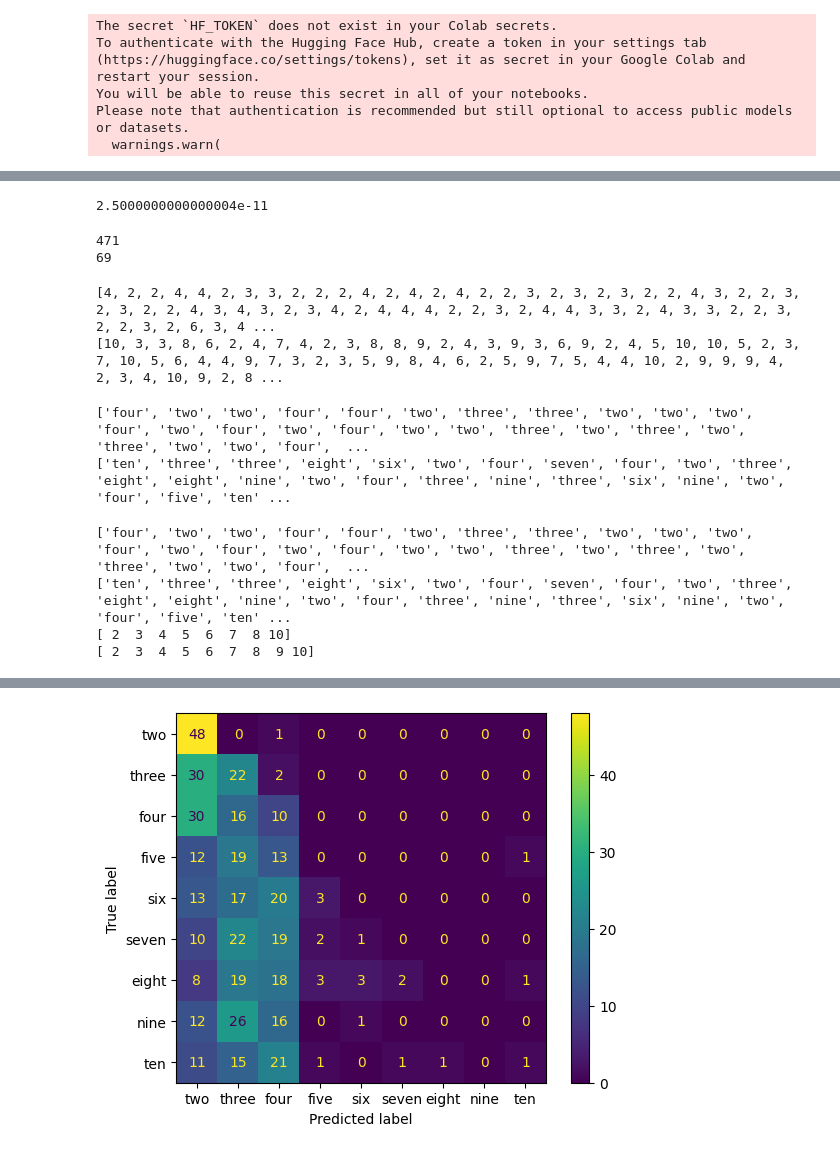
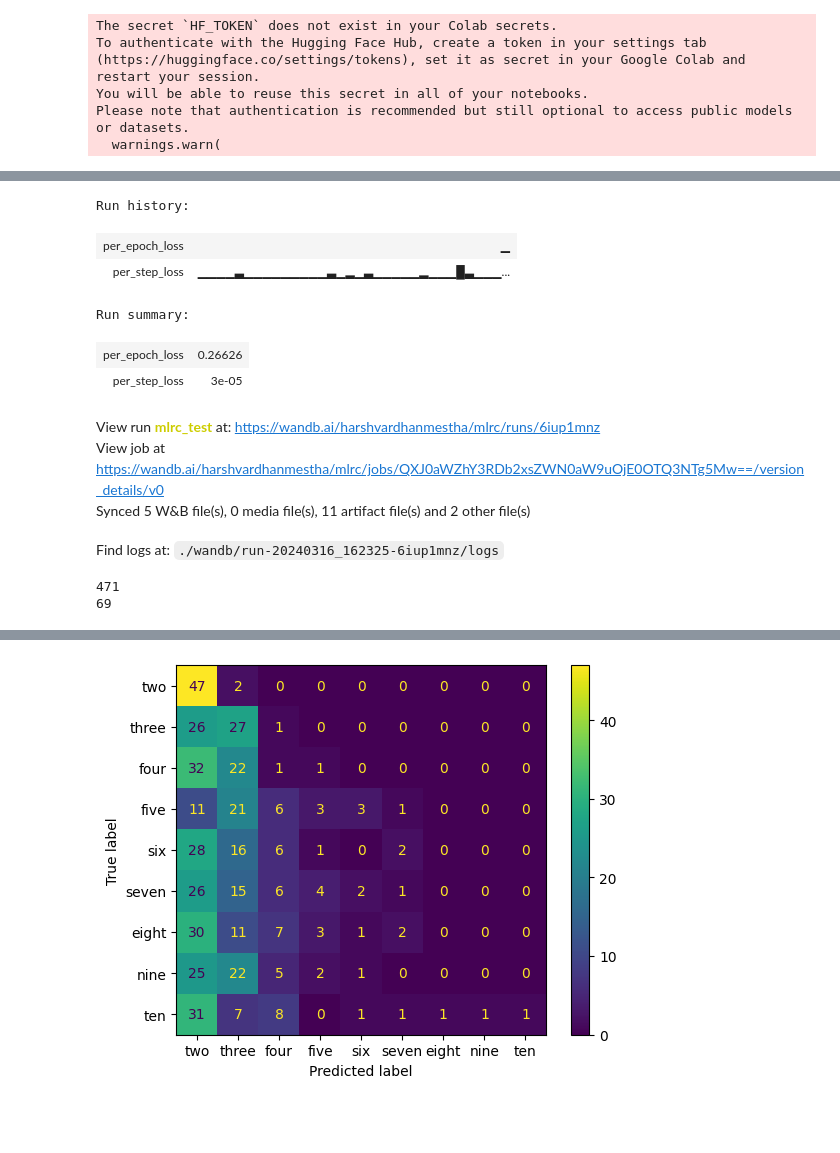
Before and after one commit to SforAiDl/CountCLIP, a Jupyter notebook: model.ipynb, the cells around one changed output, grey strips where cells are left out. Drawn from its saved outputs; the diff is of its cells as text; code cells hidden in the pictures; blank space fills up the shorter version.

Commit message:
Code cleanup + wandb integration

```diff
--- a/model.ipynb
+++ b/model.ipynb
@@ -265,9 +194,9 @@ loss_arr = []
 # %%
 # Train the model
-for param_group in optimizer.param_groups:
-  print(param_group['lr'])
+full_arr = []
+loss_arr = []
+num_epochs = 1
 
-num_epochs = 5
 for epoch in range(num_epochs):
     pbar = tqdm(train_dataloader, total=len(train_dataloader))
     loss_arr = []
@@ -302,19 +231,34 @@ for epoch in range(num_epochs):
         # Compute loss
         ground_truth = torch.arange(len(images),dtype=torch.long,device=device)
         total_loss = ((loss_img(logits_per_image,ground_truth) + loss_txt(logits_per_text,ground_truth))/2) + counting_loss
-        loss_arr.append(total_loss)
+        loss_arr.append(total_loss.item())
         # Backward pass
         total_loss.backward()
         if device == "cpu":
             optimizer.step()
-            scheduler.step()
         else:
             convert_models_to_fp32(model)
             optimizer.step()
-            scheduler.step()
             clip.model.convert_weights(model)
+        wandb.log({"per_step_loss": total_loss.item()})
         pbar.set_description(f"Epoch {epoch}/{num_epochs}, Loss: {total_loss.item():.4f}")
+
+    if (epoch+1) == 1:
+      torch.save(model.state_dict(), os.path.join(wandb.run.dir, f"model_{epoch}.pt"))
+      with open(f'loss_data_{epoch}.npy', 'wb+') as f:
+        np.save(f, np.array(full_arr))
+
+    wandb.log({"per_epoch_loss": np.mean(loss_arr)})
     full_arr.append(loss_arr)
 # %% [output]
-2.5000000000000004e-11
+Run history:
+| per_epoch_loss | ▁ |
+| per_step_loss | ▁▁▁▁▃▁▁▁▁▁▁▁▁▁▃▁▂▁▃▁▁▁▁▁▂▁▁▁█▃▁▁▁... |
+Run summary:
+| per_epoch_loss | 0.26626 |
+| per_step_loss | 3e-05 |
+View run mlrc_test at: https://wandb.ai/harshvardhanmestha/mlrc/runs/6iup1mnz
+View job at https://wandb.ai/harshvardhanmestha/mlrc/jobs/QXJ0aWZhY3RDb2xsZWN0aW9uOjE0OTQ3NTg5Mw==/version_details/v0
+Synced 5 W&B file(s), 0 media file(s), 11 artifact file(s) and 2 other file(s)
+Find logs at: ./wandb/run-20240316_162325-6iup1mnz/logs
 # %%
@@ -368,56 +309,21 @@ def get_preds(all_sims):
   return y_pred,y
 
 y_pred,y = get_preds(all_sims)
-print(y_pred)
-print(y)
-# %% [output]
-[4, 2, 2, 4, 4, 2, 3, 3, 2, 2, 2, 4, 2, 4, 2, 4, 2, 2, 3, 2, 3, 2, 3, 2, 2, 4, 3, 2, 2, 3, 2, 3, 2, 2, 4, 3, 4, 3, 2, 3, 4, 2, 4, 4, 4, 2, 2, 3, 2, 4, 4, 3, 3, 2, 4, 3, 3, 2, 2, 3, 2, 2, 3, 2, 6, 3, 4 ...
-[10, 3, 3, 8, 6, 2, 4, 7, 4, 2, 3, 8, 8, 9, 2, 4, 3, 9, 3, 6, 9, 2, 4, 5, 10, 10, 5, 2, 3, 7, 10, 5, 6, 4, 4, 9, 7, 3, 2, 3, 5, 9, 8, 4, 6, 2, 5, 9, 7, 5, 4, 4, 10, 2, 9, 9, 9, 4, 2, 3, 4, 10, 9, 2, 8 ...
-# %%
-y_s = []
-y_pred_s = []
-
-for i in range(len(y)):
-  y_s.append(num2word[y[i]])
-  y_pred_s.append(num2word[y_pred[i]])
-
-print(y_pred_s)
-print(y_s)
-# %% [output]
-['four', 'two', 'two', 'four', 'four', 'two', 'three', 'three', 'two', 'two', 'two', 'four', 'two', 'four', 'two', 'four', 'two', 'two', 'three', 'two', 'three', 'two', 'three', 'two', 'two', 'four',  ...
-['ten', 'three', 'three', 'eight', 'six', 'two', 'four', 'seven', 'four', 'two', 'three', 'eight', 'eight', 'nine', 'two', 'four', 'three', 'nine', 'three', 'six', 'nine', 'two', 'four', 'five', 'ten' ...
 # %%
-import matplotlib.pyplot as plt
-import numpy as np
-from sklearn.metrics import confusion_matrix
-from sklearn.metrics import ConfusionMatrixDisplay
-
-print(y_pred_s)
-print(y_s)
-
-print(np.unique(y_pred))
-print(np.unique(y))
-
-# labels = ['two','three','four','five','six','seven','eight','nine','ten']
 lbls = []
 for i in range(len(np.unique(y))):
   lbls.append(num2word[np.unique(y)[i]])
 
-# labels = np.unique(y)
 labels = lbls
 
 cf_matrix = confusion_matrix(y, y_pred)
 cm_display = ConfusionMatrixDisplay(confusion_matrix = cf_matrix, display_labels = labels)
 
 cm_display.plot()
-plt.savefig('count')
-files.download("count.png")
+plt.savefig(os.path.join(wandb.run.dir, f"count.pdf"))
+files.download(os.path.join(wandb.run.dir, f"count.pdf"))
 plt.show()
 # %% [output]
-['four', 'two', 'two', 'four', 'four', 'two', 'three', 'three', 'two', 'two', 'two', 'four', 'two', 'four', 'two', 'four', 'two', 'two', 'three', 'two', 'three', 'two', 'three', 'two', 'two', 'four',  ...
-['ten', 'three', 'three', 'eight', 'six', 'two', 'four', 'seven', 'four', 'two', 'three', 'eight', 'eight', 'nine', 'two', 'four', 'three', 'nine', 'three', 'six', 'nine', 'two', 'four', 'five', 'ten' ...
-[ 2  3  4  5  6  7  8 10]
-[ 2  3  4  5  6  7  8  9 10]
 [interactive output not drawn]
 [interactive output not drawn]
-[figure, old version]
+[figure, new version]
```
Also changed, not shown: parts of 15 cells of this notebook, 2 other files.
